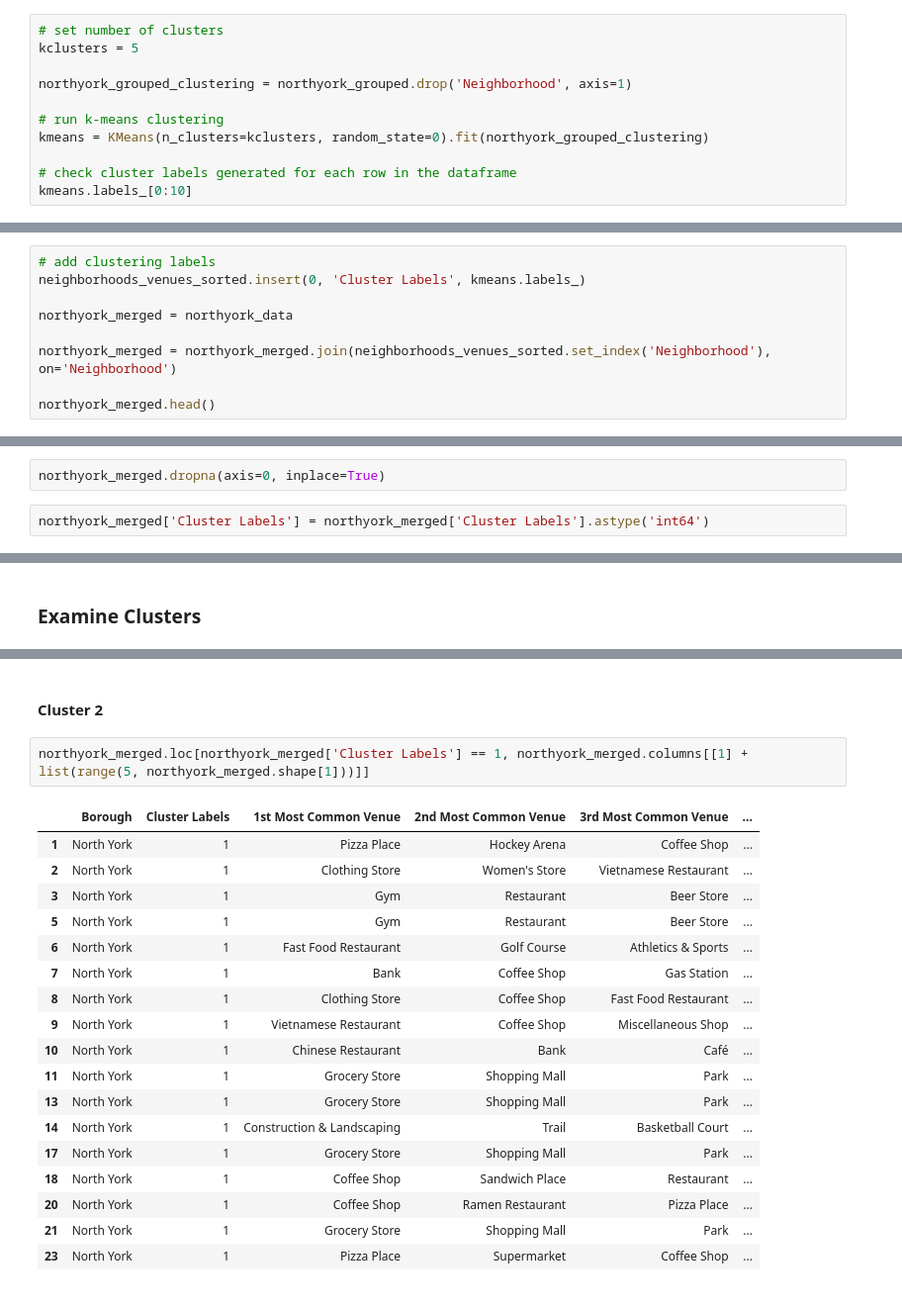
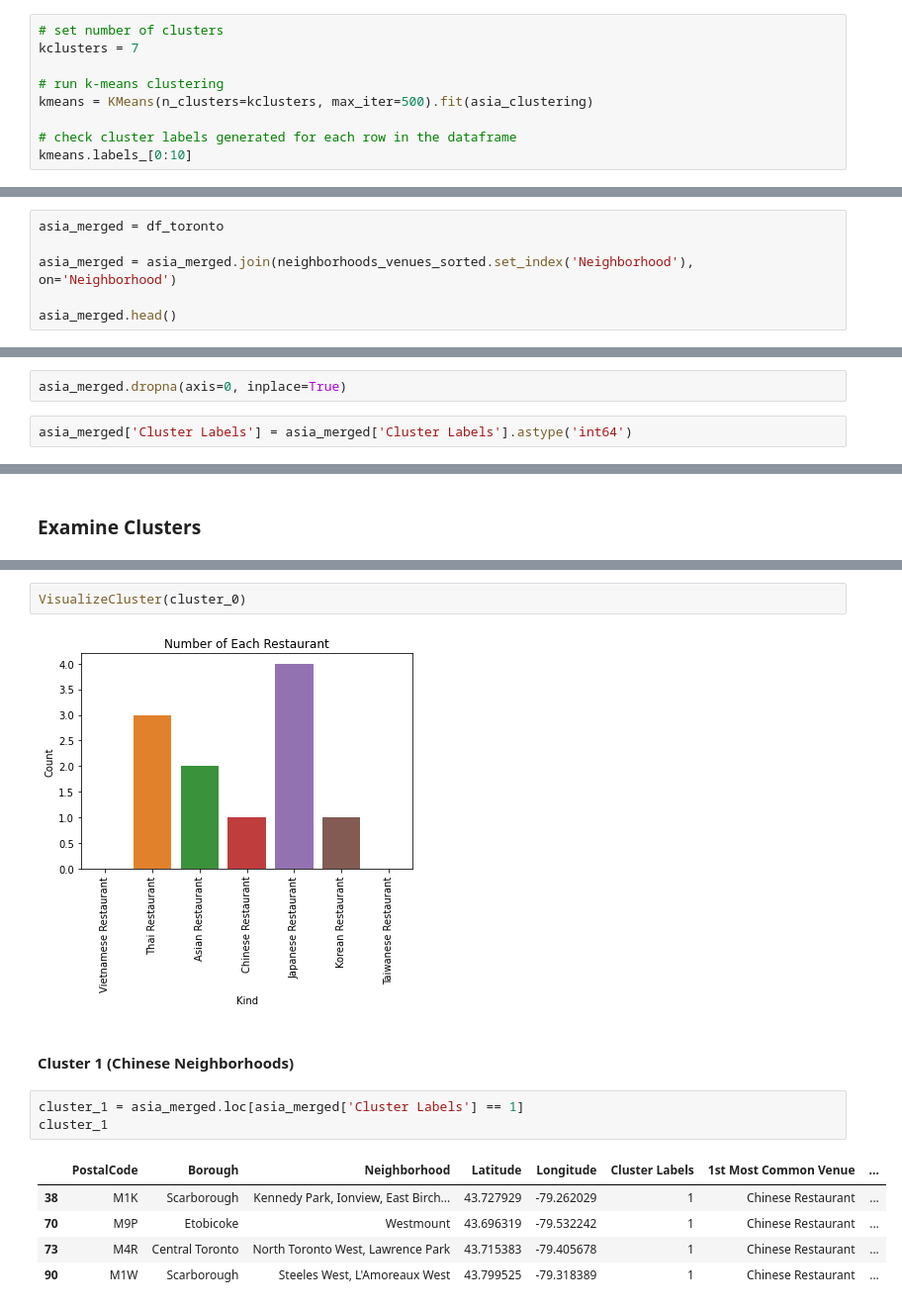
Before and after one commit to itskoi/Coursera_Capstone, a Jupyter notebook: Battle of the Neighborhoods.ipynb, the cells around one changed output, grey strips where cells are left out. Shown at 99% size. Cells and saved outputs as stored; diff of their text form.

```diff
--- a/Battle of the Neighborhoods.ipynb
+++ b/Battle of the Neighborhoods.ipynb
@@ -574,11 +643,9 @@ Run k-means to cluster the neighborhood into 5 clusters.
 # %%
 # set number of clusters
-kclusters = 5
-
-northyork_grouped_clustering = northyork_grouped.drop('Neighborhood', axis=1)
+kclusters = 7
 
 # run k-means clustering
-kmeans = KMeans(n_clusters=kclusters, random_state=0).fit(northyork_grouped_clustering)
+kmeans = KMeans(n_clusters=kclusters, max_iter=500).fit(asia_clustering)
 
 # check cluster labels generated for each row in the dataframe
 kmeans.labels_[0:10]
@@ -589,11 +658,8 @@ Let's create a new dataframe that includes the cluster as well as the top 10 ven
 # %%
-# add clustering labels
-neighborhoods_venues_sorted.insert(0, 'Cluster Labels', kmeans.labels_)
+asia_merged = df_toronto
 
-northyork_merged = northyork_data
+asia_merged = asia_merged.join(neighborhoods_venues_sorted.set_index('Neighborhood'), on='Neighborhood')
 
-northyork_merged = northyork_merged.join(neighborhoods_venues_sorted.set_index('Neighborhood'), on='Neighborhood')
-
-northyork_merged.head()
+asia_merged.head()
 # %% [output]
 |  | PostalCode | Borough | Neighborhood | Latitude | Longitude | Cluster Labels | 1st Most Common Venue | ... |
@@ -605,7 +671,7 @@ northyork_merged.head()
 # %%
-northyork_merged.dropna(axis=0, inplace=True)
+asia_merged.dropna(axis=0, inplace=True)
 # %%
-northyork_merged['Cluster Labels'] = northyork_merged['Cluster Labels'].astype('int64')
+asia_merged['Cluster Labels'] = asia_merged['Cluster Labels'].astype('int64')
 # %% [markdown]
 Finally, let's visualize the resulting clusters
 # %%
@@ -647,23 +760,15 @@ northyork_merged.loc[northyork_merged['Cluster Labels'] == 0, northyork_merged.c
+# %%
+VisualizeCluster(cluster_0)
+# %% [output]
+[figure, added]
 # %% [markdown]
-#### Cluster 2
+#### Cluster 1 (Chinese Neighborhoods)
 # %%
-northyork_merged.loc[northyork_merged['Cluster Labels'] == 1, northyork_merged.columns[[1] + list(range(5, northyork_merged.shape[1]))]]
+cluster_1 = asia_merged.loc[asia_merged['Cluster Labels'] == 1]
+cluster_1
 # %% [output]
-|  | Borough | Cluster Labels | 1st Most Common Venue | 2nd Most Common Venue | 3rd Most Common Venue | ... |
-| 1 | North York | 1 | Pizza Place | Hockey Arena | Coffee Shop | ... |
-| 2 | North York | 1 | Clothing Store | Women's Store | Vietnamese Restaurant | ... |
-| 3 | North York | 1 | Gym | Restaurant | Beer Store | ... |
-| 5 | North York | 1 | Gym | Restaurant | Beer Store | ... |
-| 6 | North York | 1 | Fast Food Restaurant | Golf Course | Athletics & Sports | ... |
-| 7 | North York | 1 | Bank | Coffee Shop | Gas Station | ... |
-| 8 | North York | 1 | Clothing Store | Coffee Shop | Fast Food Restaurant | ... |
-| 9 | North York | 1 | Vietnamese Restaurant | Coffee Shop | Miscellaneous Shop | ... |
-| 10 | North York | 1 | Chinese Restaurant | Bank | Café | ... |
-| 11 | North York | 1 | Grocery Store | Shopping Mall | Park | ... |
-| 13 | North York | 1 | Grocery Store | Shopping Mall | Park | ... |
-| 14 | North York | 1 | Construction & Landscaping | Trail | Basketball Court | ... |
-| 17 | North York | 1 | Grocery Store | Shopping Mall | Park | ... |
-| 18 | North York | 1 | Coffee Shop | Sandwich Place | Restaurant | ... |
-| 20 | North York | 1 | Coffee Shop | Ramen Restaurant | Pizza Place | ... |
-| 21 | North York | 1 | Grocery Store | Shopping Mall | Park | ... |
-| 23 | North York | 1 | Pizza Place | Supermarket | Coffee Shop | ... |
+|  | PostalCode | Borough | Neighborhood | Latitude | Longitude | Cluster Labels | 1st Most Common Venue | ... |
+| 38 | M1K | Scarborough | Kennedy Park, Ionview, East Birch... | 43.727929 | -79.262029 | 1 | Chinese Restaurant | ... |
+| 70 | M9P | Etobicoke | Westmount | 43.696319 | -79.532242 | 1 | Chinese Restaurant | ... |
+| 73 | M4R | Central Toronto | North Toronto West, Lawrence Park | 43.715383 | -79.405678 | 1 | Chinese Restaurant | ... |
+| 90 | M1W | Scarborough | Steeles West, L'Amoreaux West | 43.799525 | -79.318389 | 1 | Chinese Restaurant | ... |
```
Also changed, not shown: parts of 105 cells of this notebook, 2 other files.
